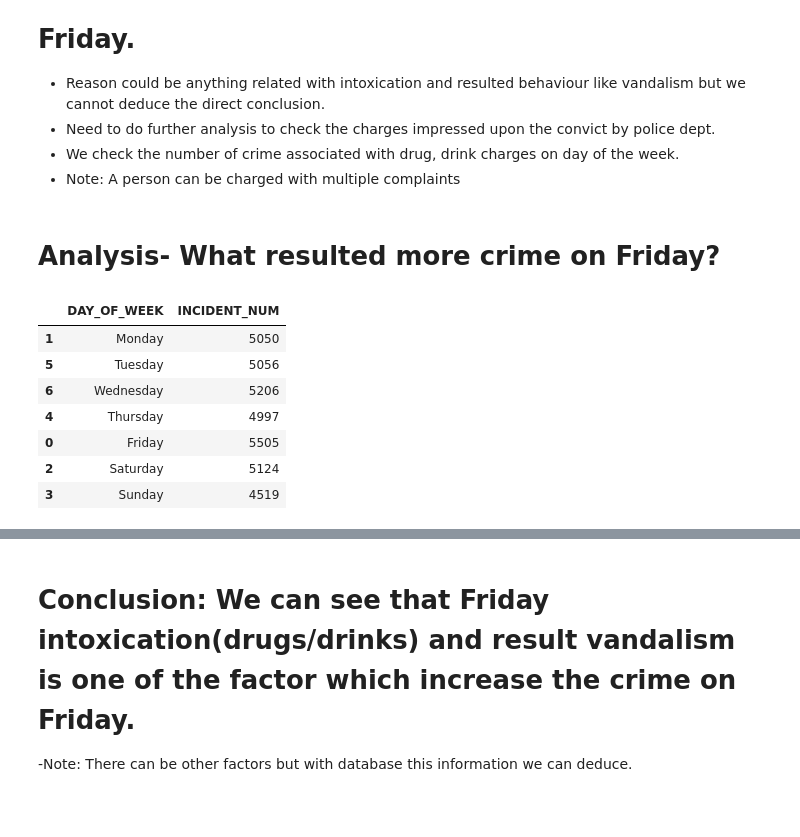
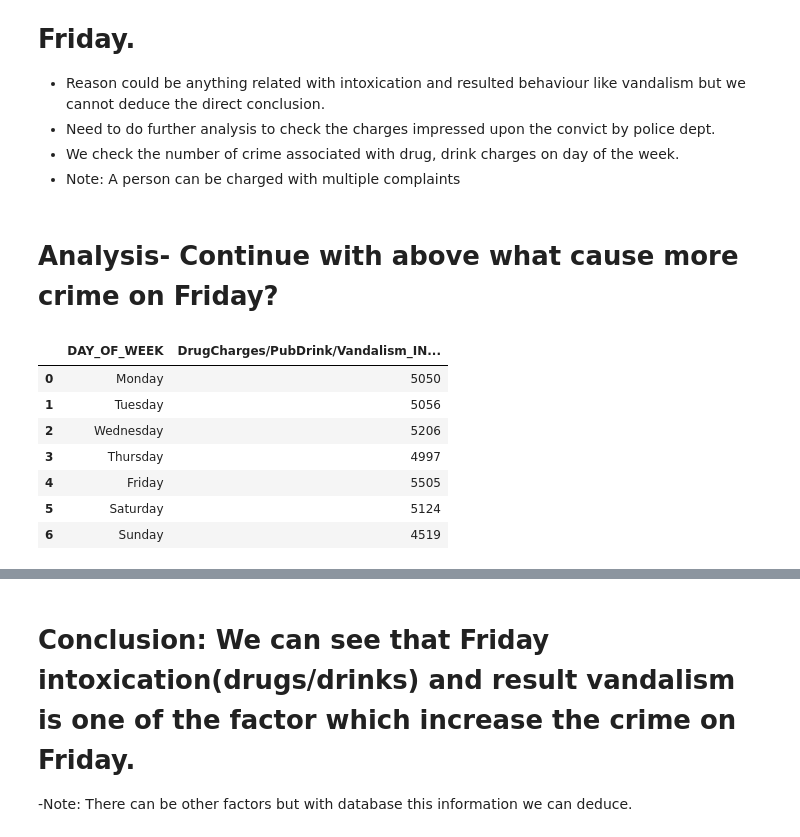
Before and after one commit to rajusingh7777/singh_raju_spring2017, a Jupyter notebook: Final/analysis/analysis1.ipynb, the cells around one changed output, grey strips where cells are left out. Drawn from its saved outputs; the diff is of its cells as text; code cells hidden in the pictures; blank space fills up the shorter version.

```diff
--- a/Final/analysis/analysis1.ipynb
+++ b/Final/analysis/analysis1.ipynb
@@ -74,2 +38,0 @@ df3.head()
-# %%
-df1['DATE']=df1.OCCURRED_ON_DATE.apply(lambda x: x.split('T')[0])
@@ -139,5 +78,5 @@ plt.show()
 - We check the number of crime associated with drug, drink charges on day of the week.
 - Note: A person can be charged with multiple complaints
 # %% [markdown]
-# Analysis- What resulted more crime on Friday?
+# Analysis- Continue with above what cause more crime on Friday?
 # %%
@@ -149,15 +88,16 @@ df5=df1[(df1.OFFENSE_DESCRIPTION.apply(lambda x: 'DRUG CHARGES'  in x)) |
 # %%
 df6=df5.groupby('DAY_OF_WEEK').INCIDENT_NUM.count()
 df6=df6.reset_index(drop=False)
-#df4=df4.sort_values(by='DAY_OF_WEEK',ascending=True)
 df6=df6.ix[(1,5,6,4,0,2,3),:]
+df6=df6.reset_index(drop=True)
+df6.columns=['DAY_OF_WEEK','DrugCharges/PubDrink/Vandalism_INCIDENT_NUM']
 df6.head(7)
 # %% [output]
-|  | DAY_OF_WEEK | INCIDENT_NUM |
-| 1 | Monday | 5050 |
-| 5 | Tuesday | 5056 |
-| 6 | Wednesday | 5206 |
-| 4 | Thursday | 4997 |
-| 0 | Friday | 5505 |
-| 2 | Saturday | 5124 |
-| 3 | Sunday | 4519 |
+|  | DAY_OF_WEEK | DrugCharges/PubDrink/Vandalism_IN... |
+| 0 | Monday | 5050 |
+| 1 | Tuesday | 5056 |
+| 2 | Wednesday | 5206 |
+| 3 | Thursday | 4997 |
+| 4 | Friday | 5505 |
+| 5 | Saturday | 5124 |
+| 6 | Sunday | 4519 |
```
Also changed, not shown: parts of 22 cells of this notebook, 5 other files.
